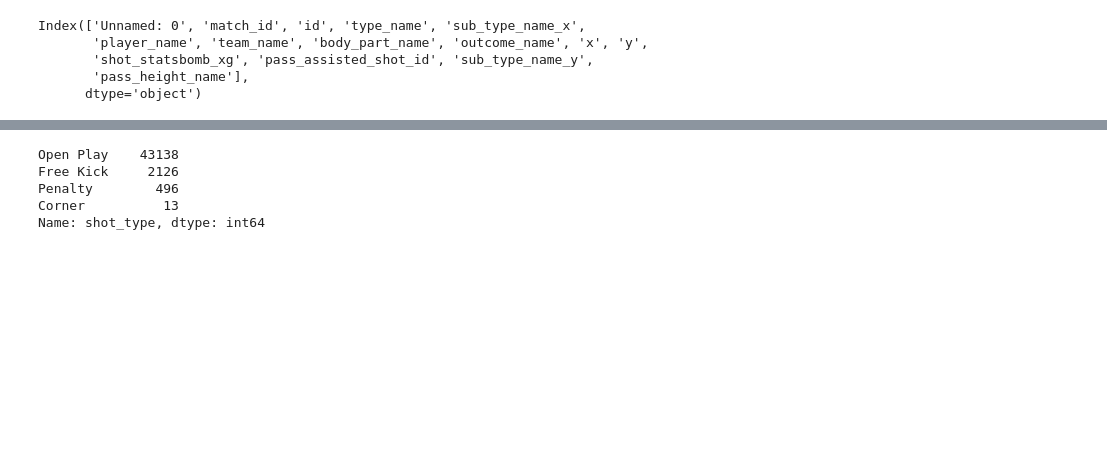
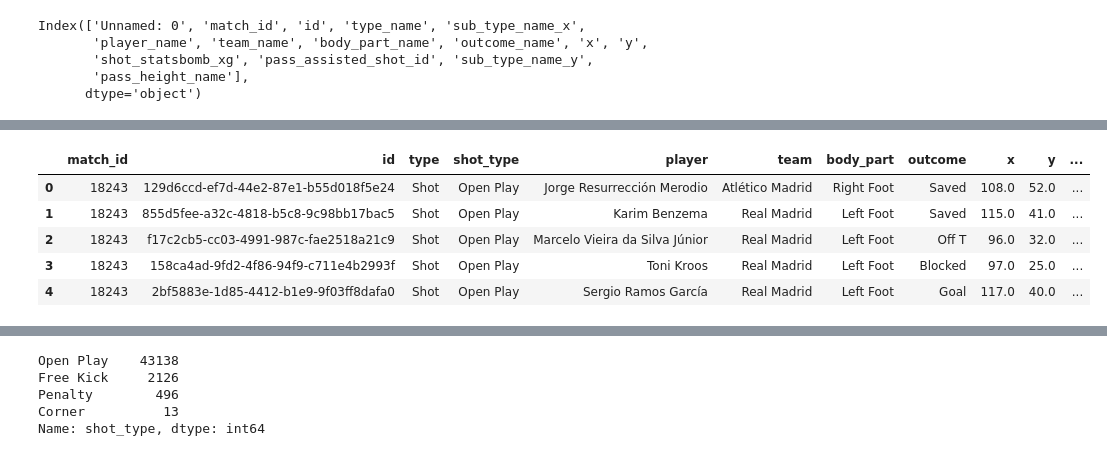
Before and after one commit to jmlee8939/Expected-values-of-soccer, a Jupyter notebook: Xg_analysis2.ipynb, the cells around one changed output, grey strips where cells are left out. Saved outputs shown, nothing was run; the diff lists cells and outputs as text; code cells hidden in the pictures; blank space fills up the shorter version.

```diff
--- a/Xg_analysis2.ipynb
+++ b/Xg_analysis2.ipynb
@@ -69,3 +69,12 @@ df.head()
 df.columns = ['match_id', 'id', 'type', 'shot_type', 'player', 'team',
             'body_part', 'outcome', 'x', 'y', 'shot_statsbomb_xg',
             'pass_type', 'pass_height']
+# %%
+df.head()
+# %% [output]
+|  | match_id | id | type | shot_type | player | team | body_part | outcome | x | y | ... |
+| 0 | 18243 | 129d6ccd-ef7d-44e2-87e1-b55d018f5e24 | Shot | Open Play | Jorge Resurrección Merodio | Atlético Madrid | Right Foot | Saved | 108.0 | 52.0 | ... |
+| 1 | 18243 | 855d5fee-a32c-4818-b5c8-9c98bb17bac5 | Shot | Open Play | Karim Benzema | Real Madrid | Left Foot | Saved | 115.0 | 41.0 | ... |
+| 2 | 18243 | f17c2cb5-cc03-4991-987c-fae2518a21c9 | Shot | Open Play | Marcelo Vieira da Silva Júnior | Real Madrid | Left Foot | Off T | 96.0 | 32.0 | ... |
+| 3 | 18243 | 158ca4ad-9fd2-4f86-94f9-c711e4b2993f | Shot | Open Play | Toni Kroos | Real Madrid | Left Foot | Blocked | 97.0 | 25.0 | ... |
+| 4 | 18243 | 2bf5883e-1d85-4412-b1e9-9f03ff8dafa0 | Shot | Open Play | Sergio Ramos García | Real Madrid | Left Foot | Goal | 117.0 | 40.0 | ... |
```
Also changed, not shown: parts of 9 cells of this notebook, 1 other file.
